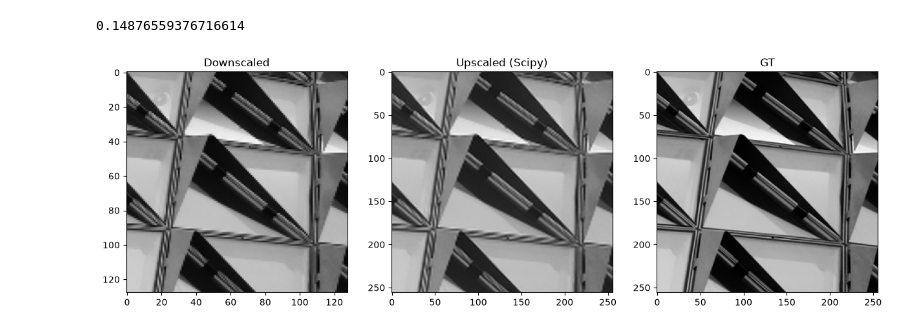
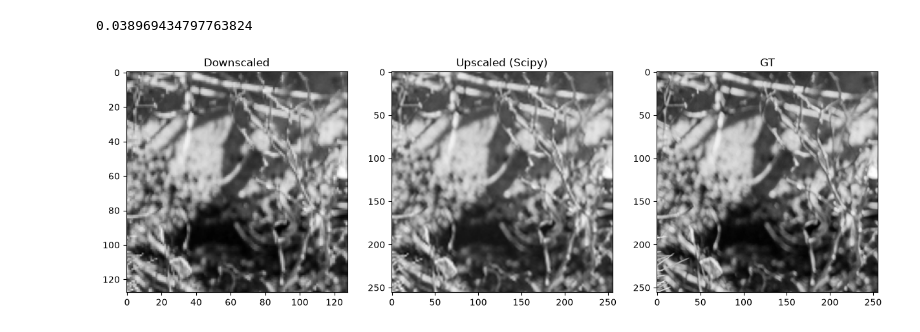
Before and after one commit to eklipse18/kla_hackathon, a Jupyter notebook: scripts/compare_upscalers.ipynb, the cells around one changed output. Drawn from its saved outputs; the diff is of its cells as text; code cells hidden in the pictures.

```diff
--- a/scripts/compare_upscalers.ipynb
+++ b/scripts/compare_upscalers.ipynb
@@ -72,25 +72,26 @@ Loading model from: c:\Users\vivaa\workingfolder\college\epoch\kla_hackathon\.ve
 # %%
-i = random.randint(0, len(dataset) - 1)
+i = random.randint(0, len(original_dataset) - 1)
+i = 2937
 # scipy upscaling
-downscaled_image, GT_image = dataset[i]
+downscaled_image, GT_image = original_dataset[i]
 upscaled_image = zoom(downscaled_image, 2, order=3)  #
 
 # Display the images
 fig, axes = plt.subplots(1, 3, figsize=(15, 5))
 axes[0].imshow(downscaled_image, cmap='gray')
 axes[0].set_title("Downscaled")
 
 axes[1].imshow(upscaled_image, cmap='gray')
 axes[1].set_title("Upscaled (Scipy)")
 
 axes[2].imshow(GT_image, cmap='gray')
 axes[2].set_title("GT")
 
 print(lpips(torch.tensor(upscaled_image).unsqueeze(0).unsqueeze(0).float(), torch.tensor(GT_image).unsqueeze(0).unsqueeze(0).float()).item())
 plt.show()
 # %% [output]
-0.14876559376716614
+0.038969434797763824
-[figure, old version]
+[figure, new version]
 # %%
 DEVICE = torch.device('cuda' if torch.cuda.is_available() else 'xpu' if torch.xpu.is_available() else 'cpu')
 print(f"Using device: {DEVICE}")
```
Also changed, not shown: parts of 10 cells of this notebook, 19 other files.
